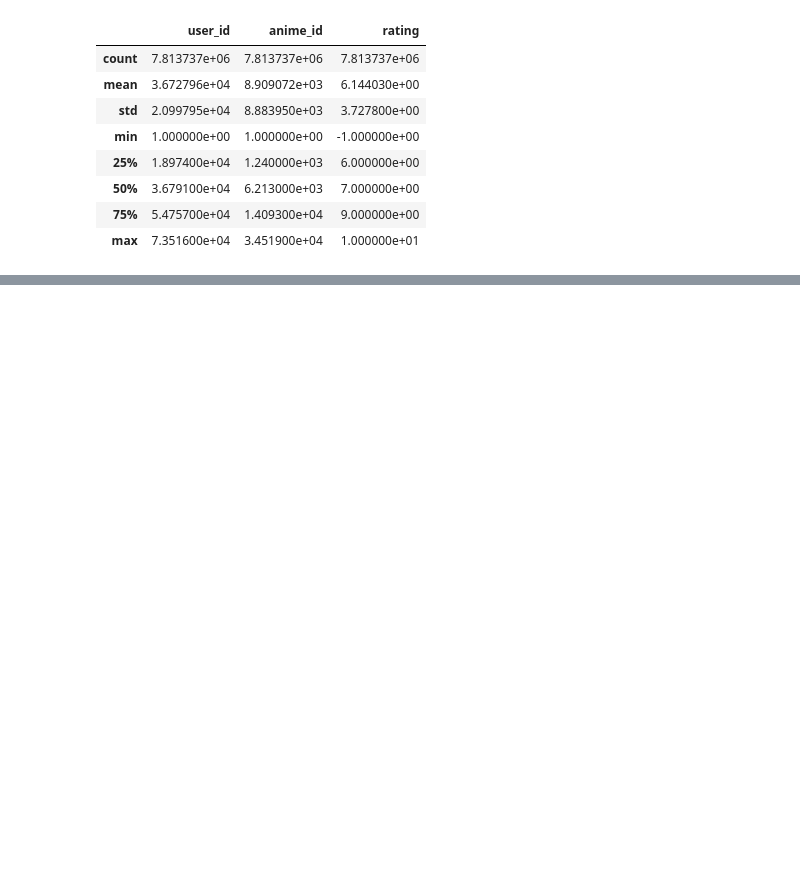
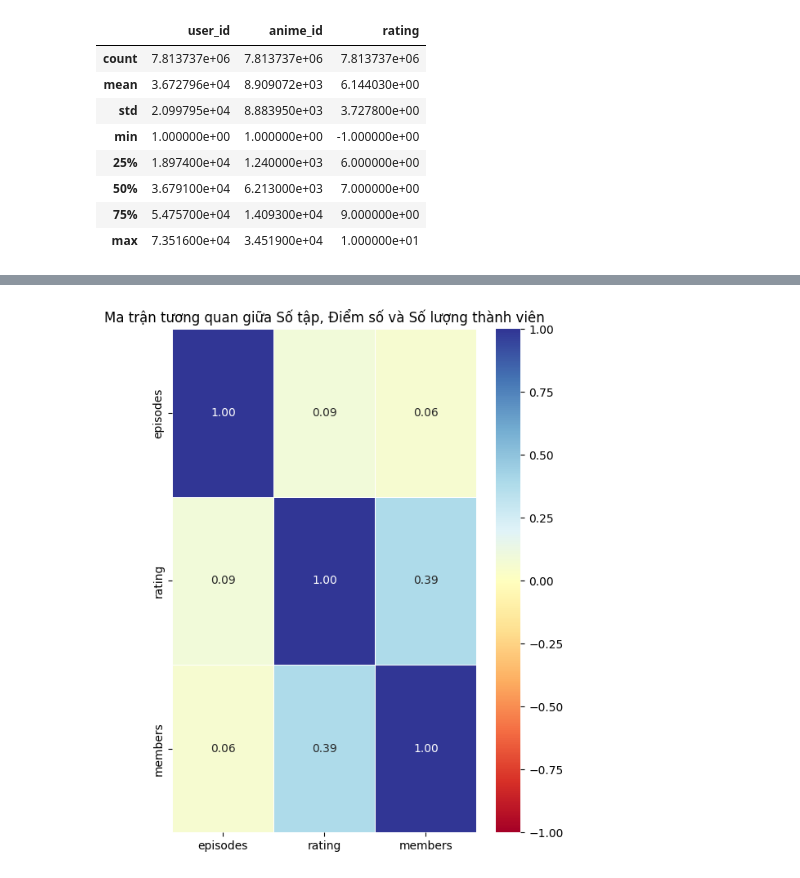
Before and after one commit to NguyenHung2604/Anime-Recommender-System, a Jupyter notebook: main.ipynb, the cells around one changed output, grey strips where cells are left out. Drawn from its saved outputs; the diff is of its cells as text; code cells hidden in the pictures; blank space fills up the shorter version.

```diff
--- a/main.ipynb
+++ b/main.ipynb
@@ -51,0 +95,21 @@ rating.describe()
+# %%
+# Phan tich muc do tuong quan giua cac feature
+
+# Du lieu so
+df_anime = pd.read_csv(anime_path)
+
+# Chuyen doi cac tap bi unknown tro ve NAN
+df_anime['episodes'] = pd.to_numeric(df_anime['episodes'], errors='coerce')
+
+# numerical column
+numerical_df = df_anime[['episodes', 'rating', 'members']]
+
+# ma tran tuong quan
+corr_matrix = numerical_df.corr()
+# ve bieu do nhiet
+plt.figure(figsize=(6, 8)) # kich thuoc bieu do
+sns.heatmap(corr_matrix, annot = True, cmap= 'RdYlBu', fmt= '.2f', linewidths=0.5, vmin=-1, vmax= 1)
+plt.title("Ma trận tương quan giữa Số tập, Điểm số và Số lượng thành viên")
+plt.show()
+# %% [output]
+[figure, added]
```
Also changed, not shown: parts of 12 cells of this notebook.
